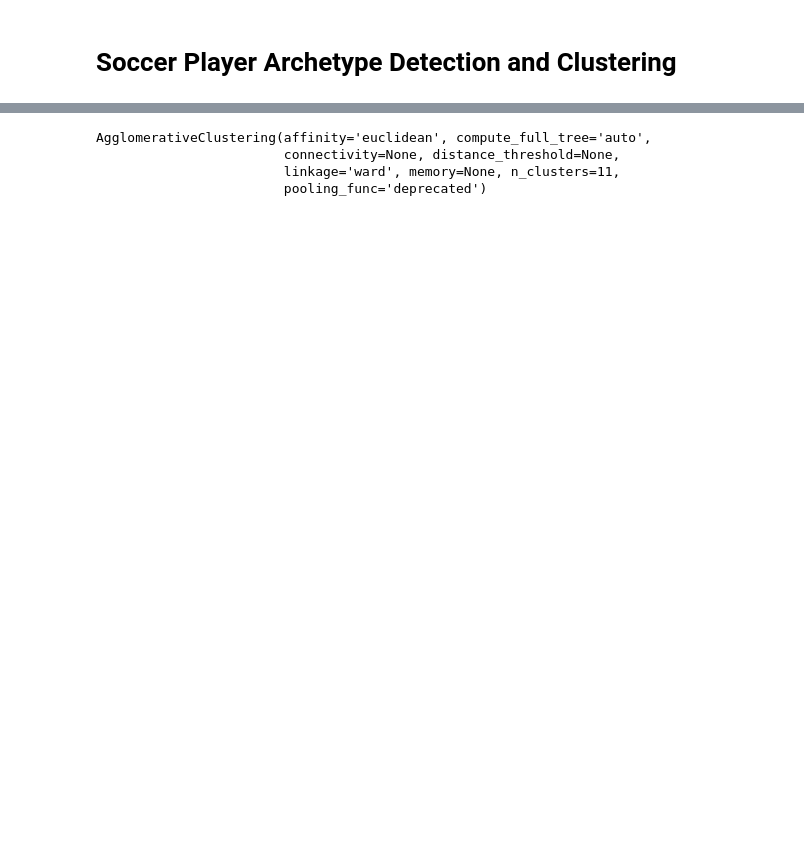
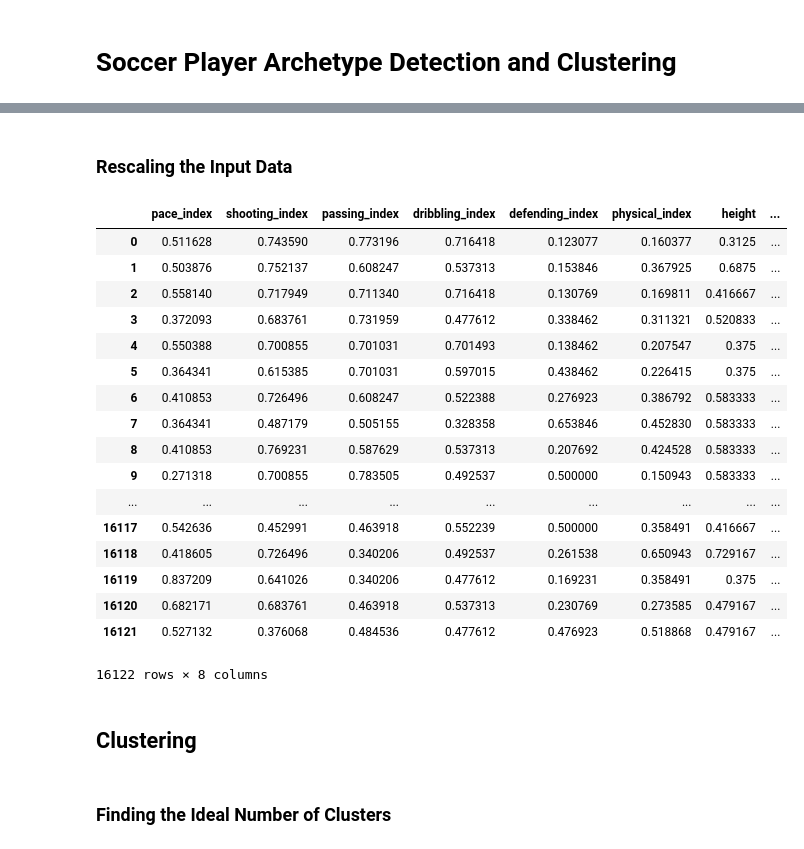
Before and after one commit to emredogan7/soccer-player-archetype-clustering, a Jupyter notebook: main.ipynb, the cells around one changed output, grey strips where cells are left out. Drawn from its saved outputs; the diff is of its cells as text; code cells hidden in the pictures; blank space fills up the shorter version.

Commit message:
Finalized the clustering operation

```diff
--- a/main.ipynb
+++ b/main.ipynb
@@ -149,18 +155,40 @@ data_fielded["height"] = height_formatter(data_pd_cleaned)
-# %%
-#normalized_df=(data_fielded-data_fielded.mean())/data_fielded.std()
-normalized_df=(data_fielded-data_fielded.min())/(data_fielded.max()-data_fielded.min())
-
-
-data_fielded = normalized_df
-# %%
-from sklearn.cluster import *
-
-
-
-kmeans = AgglomerativeClustering(n_clusters = 11)
-kmeans.fit(data_fielded)
-# %% [output]
-AgglomerativeClustering(affinity='euclidean', compute_full_tree='auto',
-                        connectivity=None, distance_threshold=None,
-                        linkage='ward', memory=None, n_clusters=11,
-                        pooling_func='deprecated')
+# %% [markdown]
+### Rescaling the Input Data
+# %%
+def rescale_df(df, option = 0):
+    """
+    set option to 0 for normalization
+    set option to 1 for standardization
+    """
+    if option == 0:
+        temp_df = (df - df.min())/(df.max() - df.min())
+    elif option == 1:
+        temp_df = (df - df.mean()) / df.std()
+    return temp_df
+# %%
+rescaled_data = rescale_df(data_fielded, 0)
+# %%
+rescaled_data
+# %% [output]
+|  | pace_index | shooting_index | passing_index | dribbling_index | defending_index | physical_index | height | ... |
+| 0 | 0.511628 | 0.743590 | 0.773196 | 0.716418 | 0.123077 | 0.160377 | 0.3125 | ... |
+| 1 | 0.503876 | 0.752137 | 0.608247 | 0.537313 | 0.153846 | 0.367925 | 0.6875 | ... |
+| 2 | 0.558140 | 0.717949 | 0.711340 | 0.716418 | 0.130769 | 0.169811 | 0.416667 | ... |
+| 3 | 0.372093 | 0.683761 | 0.731959 | 0.477612 | 0.338462 | 0.311321 | 0.520833 | ... |
+| 4 | 0.550388 | 0.700855 | 0.701031 | 0.701493 | 0.138462 | 0.207547 | 0.375 | ... |
+| 5 | 0.364341 | 0.615385 | 0.701031 | 0.597015 | 0.438462 | 0.226415 | 0.375 | ... |
+| 6 | 0.410853 | 0.726496 | 0.608247 | 0.522388 | 0.276923 | 0.386792 | 0.583333 | ... |
+| 7 | 0.364341 | 0.487179 | 0.505155 | 0.328358 | 0.653846 | 0.452830 | 0.583333 | ... |
+| 8 | 0.410853 | 0.769231 | 0.587629 | 0.537313 | 0.207692 | 0.424528 | 0.583333 | ... |
+| 9 | 0.271318 | 0.700855 | 0.783505 | 0.492537 | 0.500000 | 0.150943 | 0.583333 | ... |
+| ... | ... | ... | ... | ... | ... | ... | ... | ... |
+| 16117 | 0.542636 | 0.452991 | 0.463918 | 0.552239 | 0.500000 | 0.358491 | 0.416667 | ... |
+| 16118 | 0.418605 | 0.726496 | 0.340206 | 0.492537 | 0.261538 | 0.650943 | 0.729167 | ... |
+| 16119 | 0.837209 | 0.641026 | 0.340206 | 0.477612 | 0.169231 | 0.358491 | 0.375 | ... |
+| 16120 | 0.682171 | 0.683761 | 0.463918 | 0.537313 | 0.230769 | 0.273585 | 0.479167 | ... |
+| 16121 | 0.527132 | 0.376068 | 0.484536 | 0.477612 | 0.476923 | 0.518868 | 0.479167 | ... |
+16122 rows × 8 columns
+# %% [markdown]
+## Clustering
+# %% [markdown]
+### Finding the Ideal Number of Clusters
```
Also changed, not shown: parts of 16 cells of this notebook.
